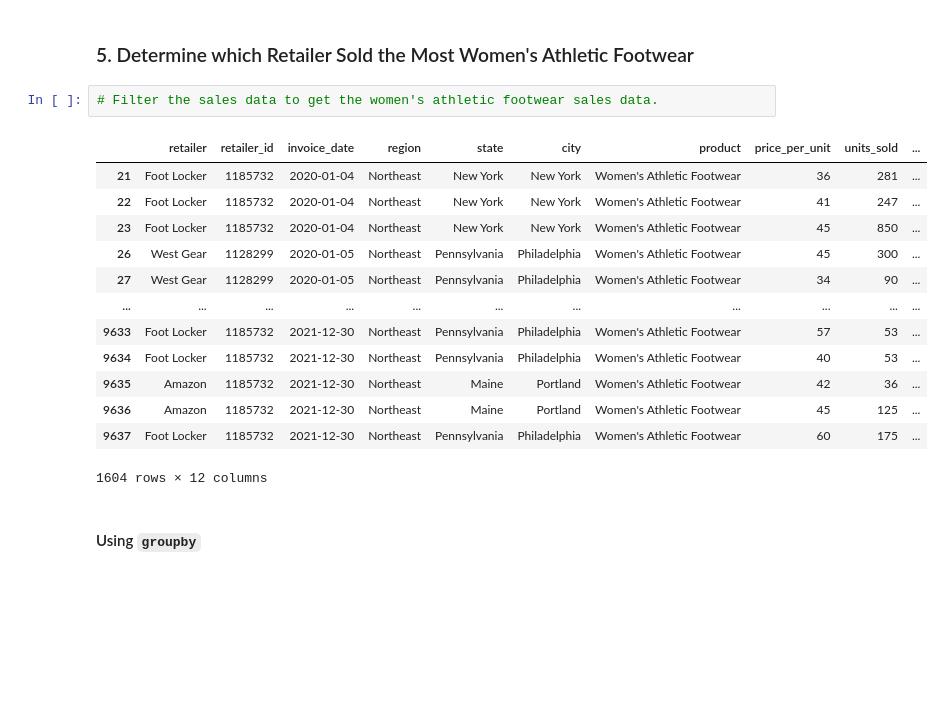
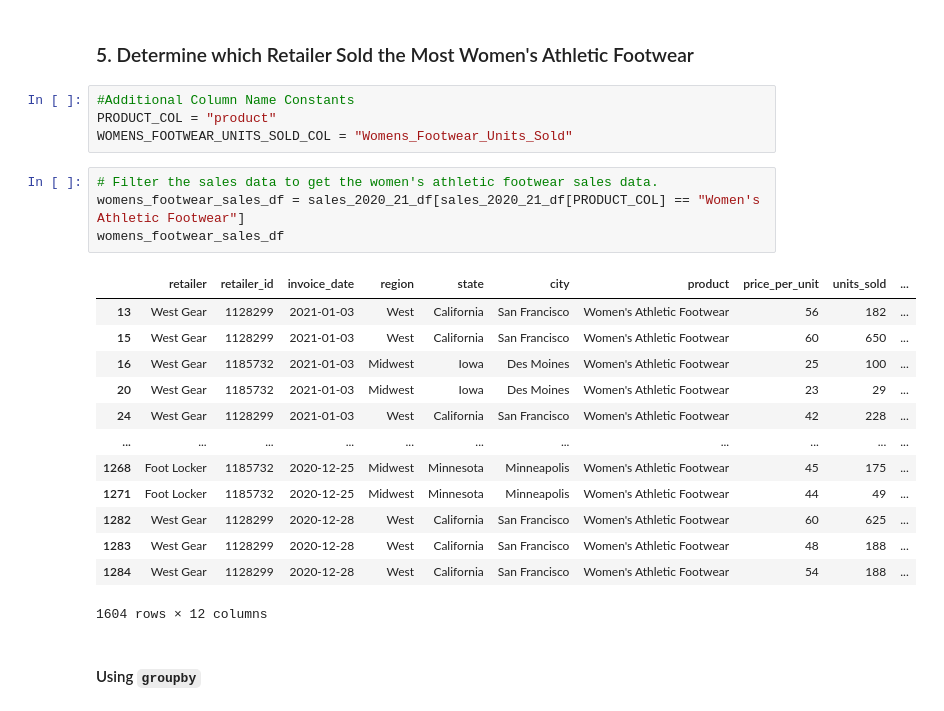
Before and after one commit to tamfree/athletic_sales_analysis, a Jupyter notebook: athletic_sales_analysis.ipynb, the cells around one changed output. Drawn from its saved outputs; the diff is of its cells as text; blank space fills up the shorter version.

```diff
--- a/athletic_sales_analysis.ipynb
+++ b/athletic_sales_analysis.ipynb
@@ -345,21 +345,27 @@ tot_sales2_sorted_df_p4.head(5)
 | Foot Locker | Southeast | South Carolina | Charleston | 24822280 |
 # %% [markdown]
 ### 5. Determine which Retailer Sold the Most Women's Athletic Footwear
+# %%
+#Additional Column Name Constants
+PRODUCT_COL = "product"
+WOMENS_FOOTWEAR_UNITS_SOLD_COL = "Womens_Footwear_Units_Sold"
 # %%
 # Filter the sales data to get the women's athletic footwear sales data.
+womens_footwear_sales_df = sales_2020_21_df[sales_2020_21_df[PRODUCT_COL] == "Women's Athletic Footwear"]
+womens_footwear_sales_df
 # %% [output]
 |  | retailer | retailer_id | invoice_date | region | state | city | product | price_per_unit | units_sold | ... |
-| 21 | Foot Locker | 1185732 | 2020-01-04 | Northeast | New York | New York | Women's Athletic Footwear | 36 | 281 | ... |
-| 22 | Foot Locker | 1185732 | 2020-01-04 | Northeast | New York | New York | Women's Athletic Footwear | 41 | 247 | ... |
-| 23 | Foot Locker | 1185732 | 2020-01-04 | Northeast | New York | New York | Women's Athletic Footwear | 45 | 850 | ... |
-| 26 | West Gear | 1128299 | 2020-01-05 | Northeast | Pennsylvania | Philadelphia | Women's Athletic Footwear | 45 | 300 | ... |
-| 27 | West Gear | 1128299 | 2020-01-05 | Northeast | Pennsylvania | Philadelphia | Women's Athletic Footwear | 34 | 90 | ... |
+| 13 | West Gear | 1128299 | 2021-01-03 | West | California | San Francisco | Women's Athletic Footwear | 56 | 182 | ... |
+| 15 | West Gear | 1128299 | 2021-01-03 | West | California | San Francisco | Women's Athletic Footwear | 60 | 650 | ... |
+| 16 | West Gear | 1185732 | 2021-01-03 | Midwest | Iowa | Des Moines | Women's Athletic Footwear | 25 | 100 | ... |
+| 20 | West Gear | 1185732 | 2021-01-03 | Midwest | Iowa | Des Moines | Women's Athletic Footwear | 23 | 29 | ... |
+| 24 | West Gear | 1128299 | 2021-01-03 | West | California | San Francisco | Women's Athletic Footwear | 42 | 228 | ... |
 | ... | ... | ... | ... | ... | ... | ... | ... | ... | ... | ... |
-| 9633 | Foot Locker | 1185732 | 2021-12-30 | Northeast | Pennsylvania | Philadelphia | Women's Athletic Footwear | 57 | 53 | ... |
-| 9634 | Foot Locker | 1185732 | 2021-12-30 | Northeast | Pennsylvania | Philadelphia | Women's Athletic Footwear | 40 | 53 | ... |
-| 9635 | Amazon | 1185732 | 2021-12-30 | Northeast | Maine | Portland | Women's Athletic Footwear | 42 | 36 | ... |
-| 9636 | Amazon | 1185732 | 2021-12-30 | Northeast | Maine | Portland | Women's Athletic Footwear | 45 | 125 | ... |
-| 9637 | Foot Locker | 1185732 | 2021-12-30 | Northeast | Pennsylvania | Philadelphia | Women's Athletic Footwear | 60 | 175 | ... |
+| 1268 | Foot Locker | 1185732 | 2020-12-25 | Midwest | Minnesota | Minneapolis | Women's Athletic Footwear | 45 | 175 | ... |
+| 1271 | Foot Locker | 1185732 | 2020-12-25 | Midwest | Minnesota | Minneapolis | Women's Athletic Footwear | 44 | 49 | ... |
+| 1282 | West Gear | 1128299 | 2020-12-28 | West | California | San Francisco | Women's Athletic Footwear | 60 | 625 | ... |
+| 1283 | West Gear | 1128299 | 2020-12-28 | West | California | San Francisco | Women's Athletic Footwear | 48 | 188 | ... |
+| 1284 | West Gear | 1128299 | 2020-12-28 | West | California | San Francisco | Women's Athletic Footwear | 54 | 188 | ... |
 1604 rows × 12 columns
 # %% [markdown]
 #### Using `groupby`
```
Also changed, not shown: parts of 2 cells of this notebook.
